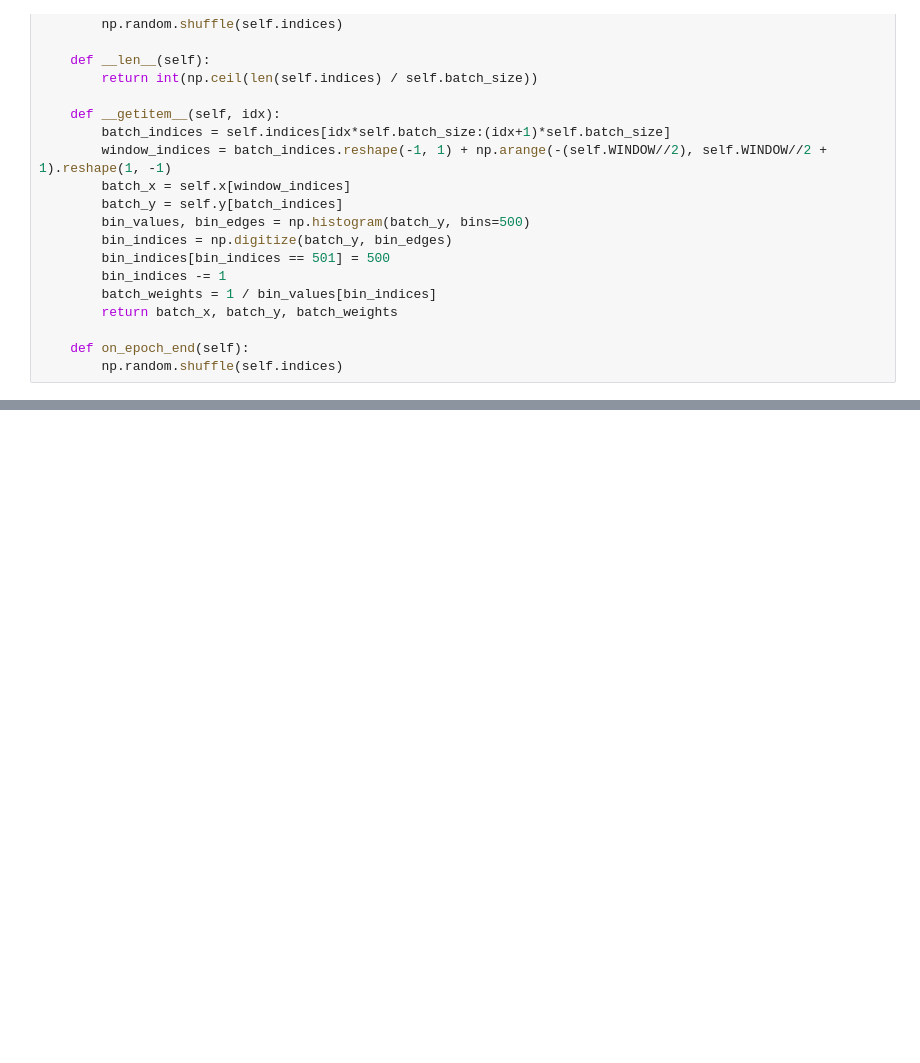
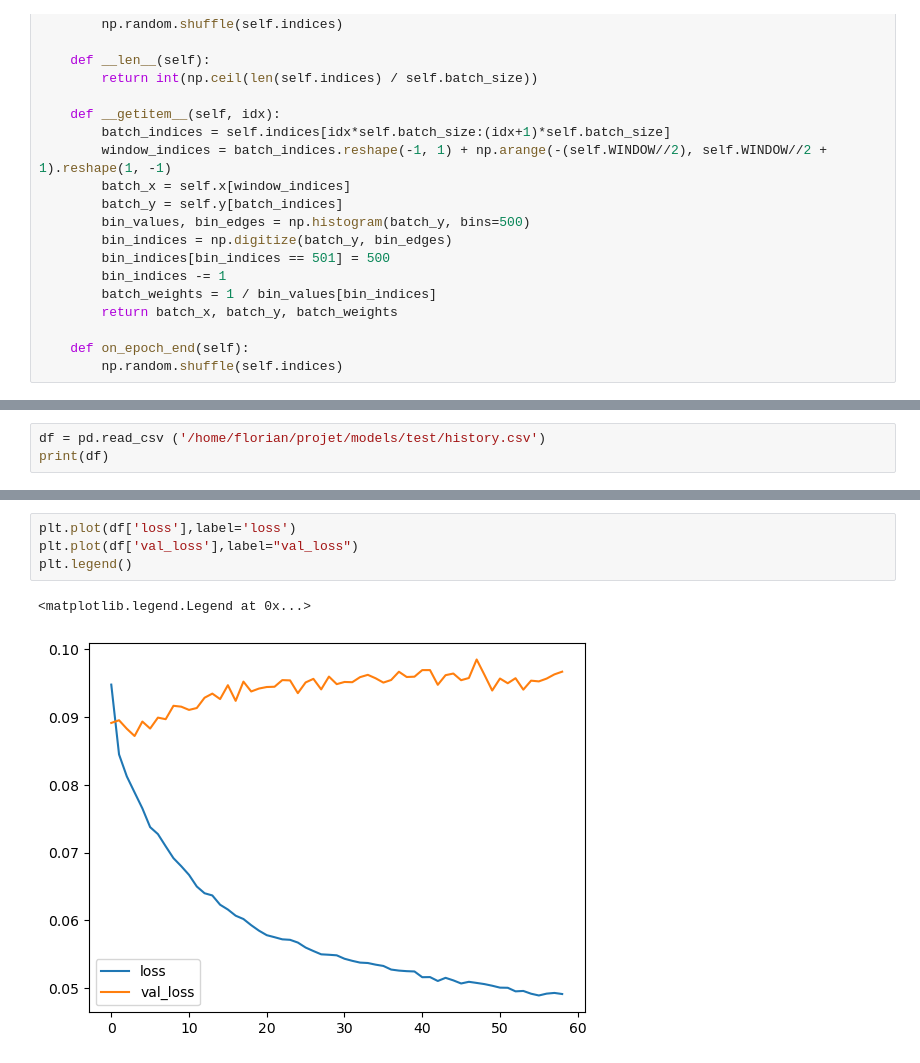
Before and after one commit to floriantilliet/mnhn_internship, a Jupyter notebook: projet2.ipynb, the cells around one changed output, grey strips where cells are left out. Cells and saved outputs as stored; diff of their text form; blank space fills up the shorter version.

```diff
--- a/projet2.ipynb
+++ b/projet2.ipynb
@@ -350,0 +464,3 @@ correlation 2L 0.7102901029683641
+# %%
+df = pd.read_csv ('/home/florian/projet/models/test/history.csv')
+print(df)
@@ -350,0 +485,7 @@ correlation 2L 0.7102901029683641
+# %%
+plt.plot(df['loss'],label='loss')
+plt.plot(df['val_loss'],label="val_loss")
+plt.legend()
+# %% [output]
+<matplotlib.legend.Legend at 0x...>
+[figure, added]
```
Also changed, not shown: parts of 50 cells of this notebook, 6 other files.
